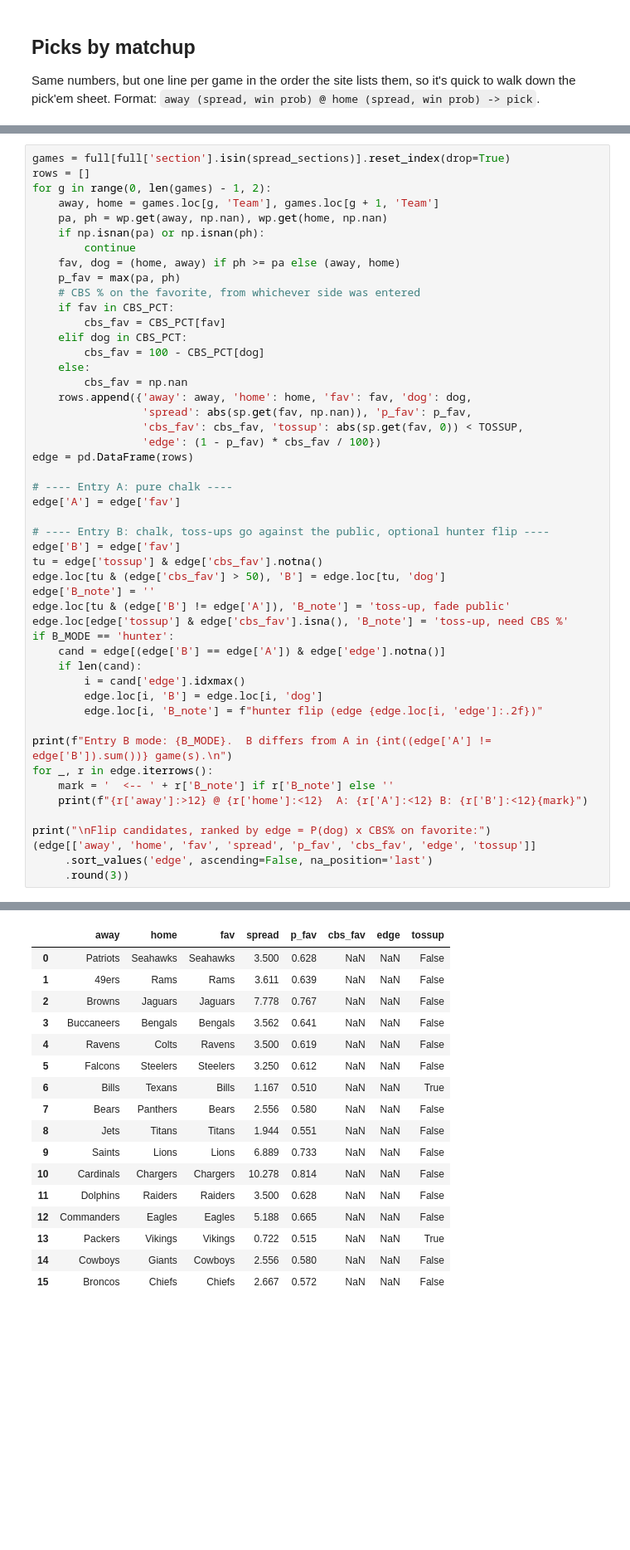
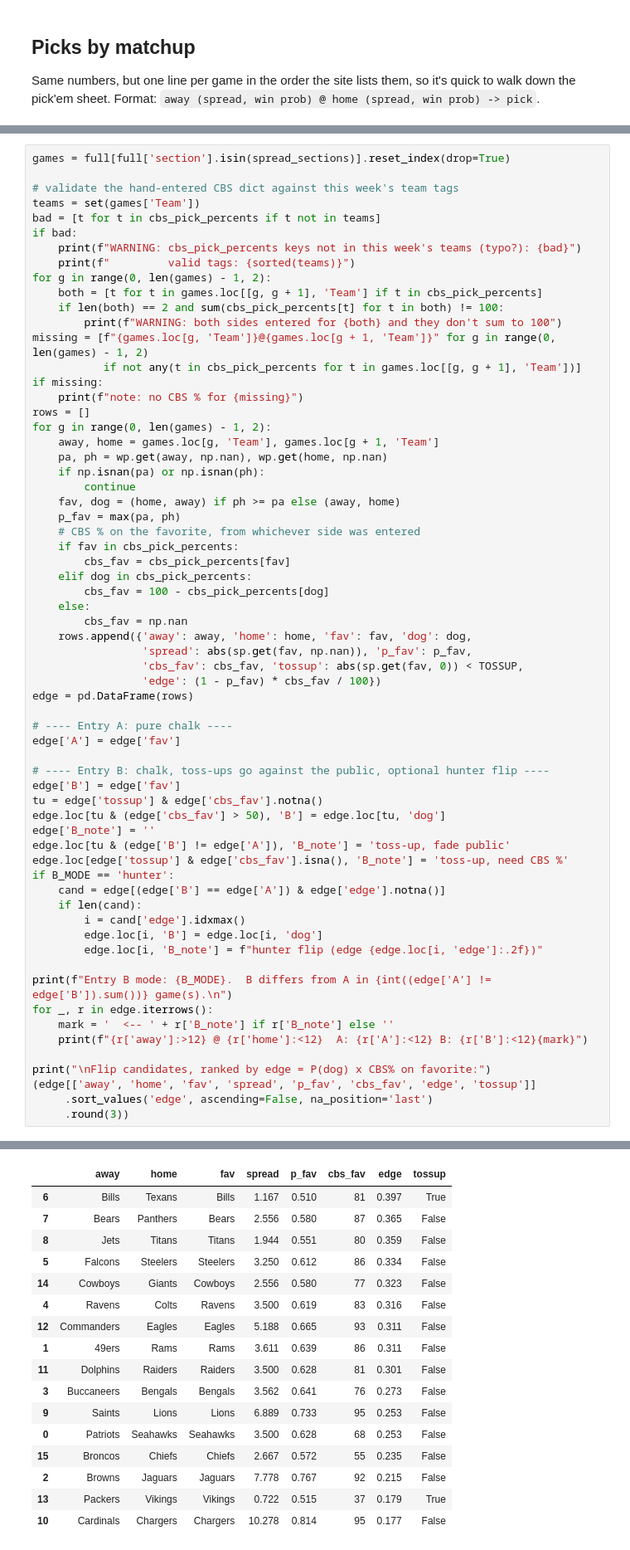
Before and after one commit to sbruto/pick_em, a Jupyter notebook: pick_em_2026.ipynb, the cells around one changed output, grey strips where cells are left out. Shown at 83% size. Drawn from its saved outputs; the diff is of its cells as text; blank space fills up the shorter version.

Commit message:
Move CBS pick % dict into settings cell, validate team tags
Co-Authored-By: Claude Fable 5.1 <noreply@anthropic.com>

```diff
--- a/pick_em_2026.ipynb
+++ b/pick_em_2026.ipynb
@@ -270,6 +285,21 @@ CBS_PCT = {
 }
 # %%
 games = full[full['section'].isin(spread_sections)].reset_index(drop=True)
+
+# validate the hand-entered CBS dict against this week's team tags
+teams = set(games['Team'])
+bad = [t for t in cbs_pick_percents if t not in teams]
+if bad:
+    print(f"WARNING: cbs_pick_percents keys not in this week's teams (typo?): {bad}")
+    print(f"         valid tags: {sorted(teams)}")
+for g in range(0, len(games) - 1, 2):
+    both = [t for t in games.loc[[g, g + 1], 'Team'] if t in cbs_pick_percents]
+    if len(both) == 2 and sum(cbs_pick_percents[t] for t in both) != 100:
+        print(f"WARNING: both sides entered for {both} and they don't sum to 100")
+missing = [f"{games.loc[g, 'Team']}@{games.loc[g + 1, 'Team']}" for g in range(0, len(games) - 1, 2)
+           if not any(t in cbs_pick_percents for t in games.loc[[g, g + 1], 'Team'])]
+if missing:
+    print(f"note: no CBS % for {missing}")
 rows = []
 for g in range(0, len(games) - 1, 2):
     away, home = games.loc[g, 'Team'], games.loc[g + 1, 'Team']
@@ -279,10 +309,10 @@ for g in range(0, len(games) - 1, 2):
     fav, dog = (home, away) if ph >= pa else (away, home)
     p_fav = max(pa, ph)
     # CBS % on the favorite, from whichever side was entered
-    if fav in CBS_PCT:
-        cbs_fav = CBS_PCT[fav]
-    elif dog in CBS_PCT:
-        cbs_fav = 100 - CBS_PCT[dog]
+    if fav in cbs_pick_percents:
+        cbs_fav = cbs_pick_percents[fav]
+    elif dog in cbs_pick_percents:
+        cbs_fav = 100 - cbs_pick_percents[dog]
     else:
         cbs_fav = np.nan
     rows.append({'away': away, 'home': home, 'fav': fav, 'dog': dog,
@@ -337,24 +367,24 @@ Entry B mode: fuse.  B differs from A in 0 game(s).
      Cowboys @ Giants        A: Cowboys      B: Cowboys
      Broncos @ Chiefs        A: Chiefs       B: Chiefs
 
 Flip candidates, ranked by edge = P(dog) x CBS% on favorite:
 |  | away | home | fav | spread | p_fav | cbs_fav | edge | tossup |
-| 0 | Patriots | Seahawks | Seahawks | 3.500 | 0.628 | NaN | NaN | False |
-| 1 | 49ers | Rams | Rams | 3.611 | 0.639 | NaN | NaN | False |
-| 2 | Browns | Jaguars | Jaguars | 7.778 | 0.767 | NaN | NaN | False |
-| 3 | Buccaneers | Bengals | Bengals | 3.562 | 0.641 | NaN | NaN | False |
-| 4 | Ravens | Colts | Ravens | 3.500 | 0.619 | NaN | NaN | False |
-| 5 | Falcons | Steelers | Steelers | 3.250 | 0.612 | NaN | NaN | False |
-| 6 | Bills | Texans | Bills | 1.167 | 0.510 | NaN | NaN | True |
-| 7 | Bears | Panthers | Bears | 2.556 | 0.580 | NaN | NaN | False |
-| 8 | Jets | Titans | Titans | 1.944 | 0.551 | NaN | NaN | False |
-| 9 | Saints | Lions | Lions | 6.889 | 0.733 | NaN | NaN | False |
-| 10 | Cardinals | Chargers | Chargers | 10.278 | 0.814 | NaN | NaN | False |
-| 11 | Dolphins | Raiders | Raiders | 3.500 | 0.628 | NaN | NaN | False |
-| 12 | Commanders | Eagles | Eagles | 5.188 | 0.665 | NaN | NaN | False |
-| 13 | Packers | Vikings | Vikings | 0.722 | 0.515 | NaN | NaN | True |
-| 14 | Cowboys | Giants | Cowboys | 2.556 | 0.580 | NaN | NaN | False |
-| 15 | Broncos | Chiefs | Chiefs | 2.667 | 0.572 | NaN | NaN | False |
+| 6 | Bills | Texans | Bills | 1.167 | 0.510 | 81 | 0.397 | True |
+| 7 | Bears | Panthers | Bears | 2.556 | 0.580 | 87 | 0.365 | False |
+| 8 | Jets | Titans | Titans | 1.944 | 0.551 | 80 | 0.359 | False |
+| 5 | Falcons | Steelers | Steelers | 3.250 | 0.612 | 86 | 0.334 | False |
+| 14 | Cowboys | Giants | Cowboys | 2.556 | 0.580 | 77 | 0.323 | False |
+| 4 | Ravens | Colts | Ravens | 3.500 | 0.619 | 83 | 0.316 | False |
+| 12 | Commanders | Eagles | Eagles | 5.188 | 0.665 | 93 | 0.311 | False |
+| 1 | 49ers | Rams | Rams | 3.611 | 0.639 | 86 | 0.311 | False |
+| 11 | Dolphins | Raiders | Raiders | 3.500 | 0.628 | 81 | 0.301 | False |
+| 3 | Buccaneers | Bengals | Bengals | 3.562 | 0.641 | 76 | 0.273 | False |
+| 9 | Saints | Lions | Lions | 6.889 | 0.733 | 95 | 0.253 | False |
+| 0 | Patriots | Seahawks | Seahawks | 3.500 | 0.628 | 68 | 0.253 | False |
+| 15 | Broncos | Chiefs | Chiefs | 2.667 | 0.572 | 55 | 0.235 | False |
+| 2 | Browns | Jaguars | Jaguars | 7.778 | 0.767 | 92 | 0.215 | False |
+| 13 | Packers | Vikings | Vikings | 0.722 | 0.515 | 37 | 0.179 | True |
+| 10 | Cardinals | Chargers | Chargers | 10.278 | 0.814 | 95 | 0.177 | False |
 # %% [markdown]
 ## Tiebreaker
 
```
Also changed, not shown: parts of 3 cells of this notebook.
